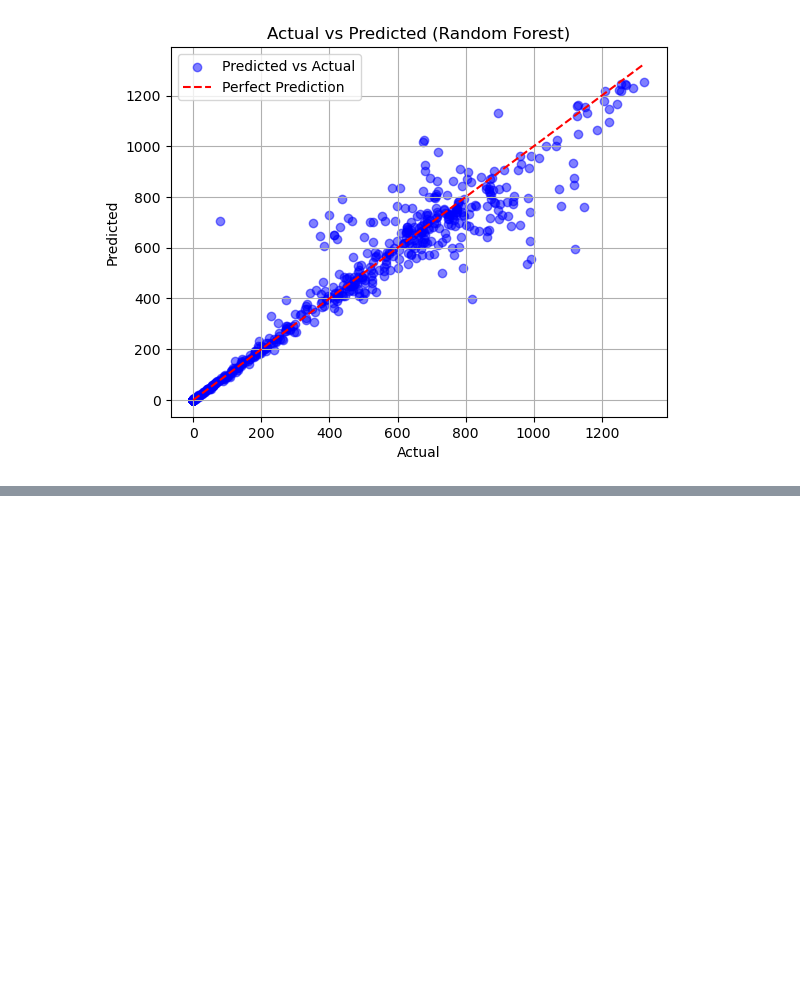
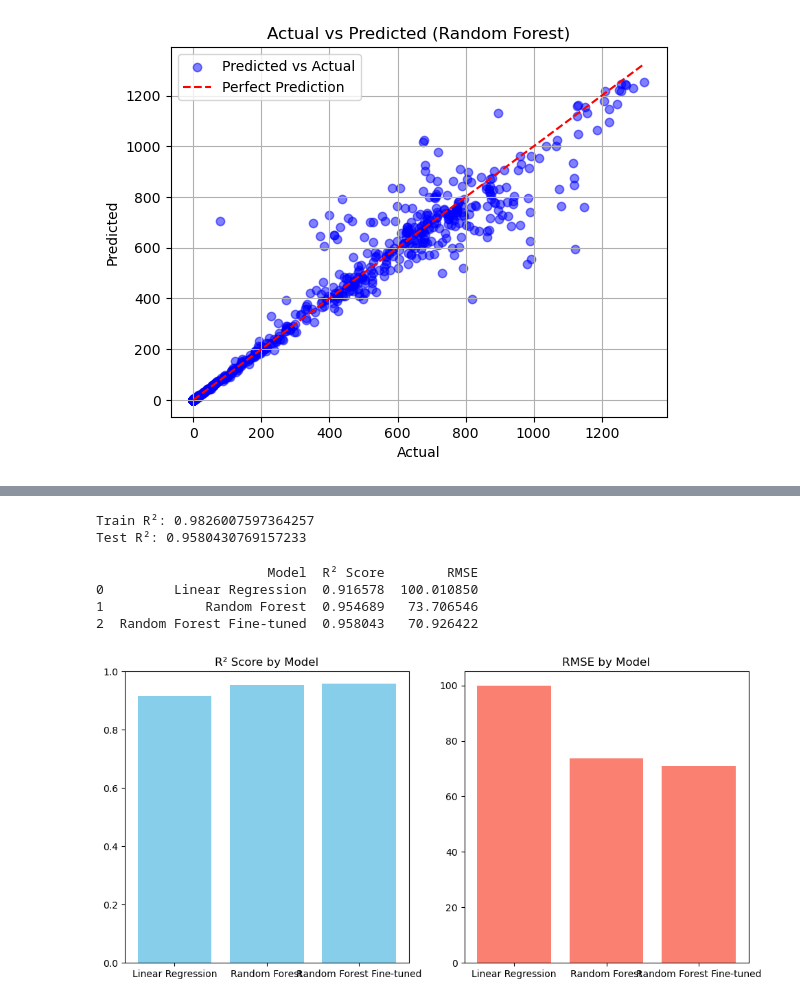
Before and after one commit to SayRai1/oroject-H1, a Jupyter notebook: Train_model_sola.ipynb, the cells around one changed output, grey strips where cells are left out. Cells and saved outputs as stored; diff of their text form; code cells hidden in the pictures; blank space fills up the shorter version.

```diff
--- a/Train_model_sola.ipynb
+++ b/Train_model_sola.ipynb
@@ -80,7 +80,7 @@ model.fit(x_train, y_train)
 # %% [output]
 LinearRegression()
 # %%
-y_pred = model.predict(x_test)
+y_pred_liner = model.predict(x_test)
 mse = mean_squared_error(y_test, y_pred)
 r2 = r2_score(y_test, y_pred)
 print(f'Mean Squared Error: {mse}')
@@ -130,0 +214,51 @@ plt.show()
+# %%
+train_pred = best_model.predict(x_train)
+
+r2_train = r2_score(y_train, train_pred)
+r2_test = r2_score(y_test, y_pred_best)
+
+print("Train R²:", r2_train)
+print("Test R²:", r2_test)
+# %% [output]
+Train R²: 0.9826007597364257
+Test R²: 0.9580430769157233
+# %%
+results = pd.DataFrame({
+    'Model': ['Linear Regression', 'Random Forest', 'Random Forest Fine-tuned'],
+
+    'R² Score': [
+        r2_score(y_test, y_pred_liner),
+        r2_score(y_test, y_pred_rf),
+        r2_score(y_test, y_pred_best)
+    ],
+    'RMSE': [
+        np.sqrt(mean_squared_error(y_test, y_pred_liner)),
+        np.sqrt(mean_squared_error(y_test, y_pred_rf)),
+        np.sqrt(mean_squared_error(y_test, y_pred_best))
+    ]
+})
+
+print(results)
+# %% [output]
+                      Model  R² Score        RMSE
+0         Linear Regression  0.916578  100.010850
+1             Random Forest  0.954689   73.706546
+2  Random Forest Fine-tuned  0.958043   70.926422
+# %%
+plt.figure(figsize=(10, 5))
+
+# R²
+plt.subplot(1, 2, 1)
+plt.bar(results['Model'], results['R² Score'], color='skyblue')
+plt.title('R² Score by Model')
+plt.ylim(0, 1)
+
+# RMSE
+plt.subplot(1, 2, 2)
+plt.bar(results['Model'], results['RMSE'], color='salmon')
+plt.title('RMSE by Model')
+
+plt.tight_layout()
+plt.show()
+# %% [output]
+[figure, added]
```
Also changed, not shown: parts of 7 cells of this notebook.
